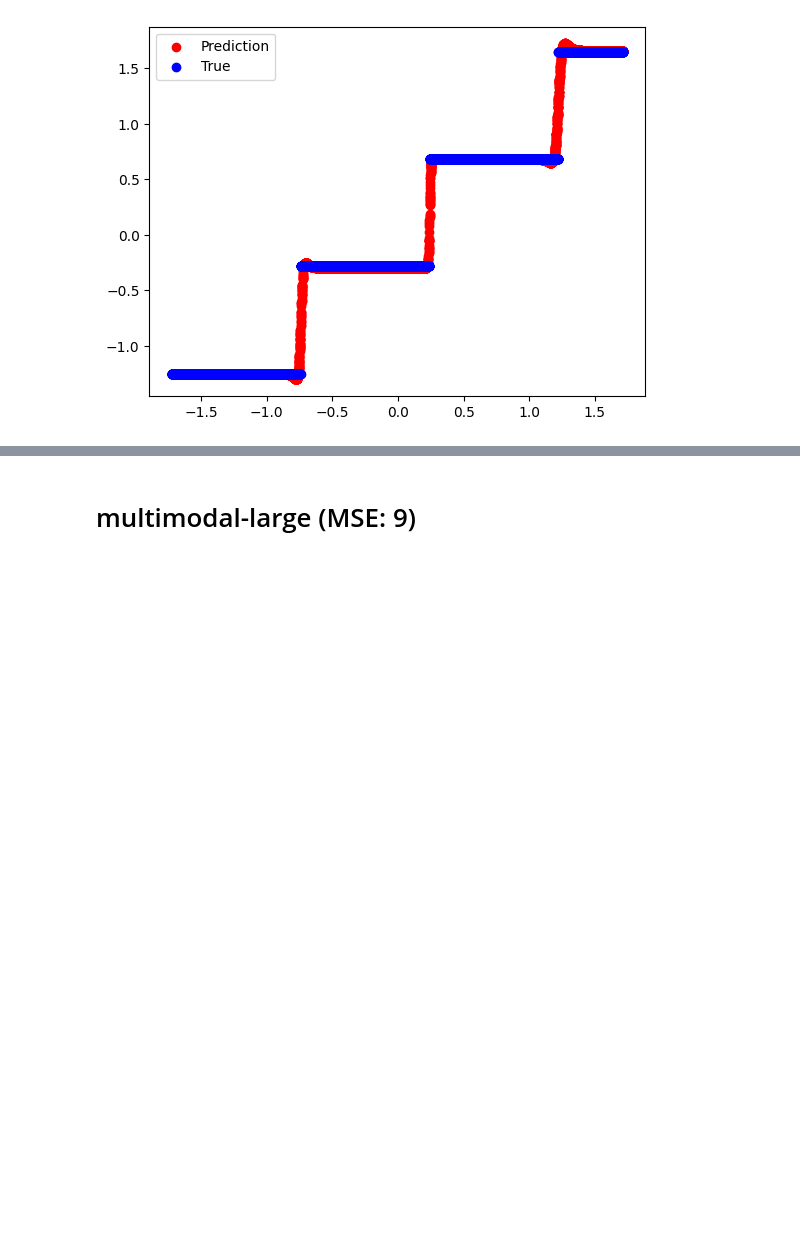
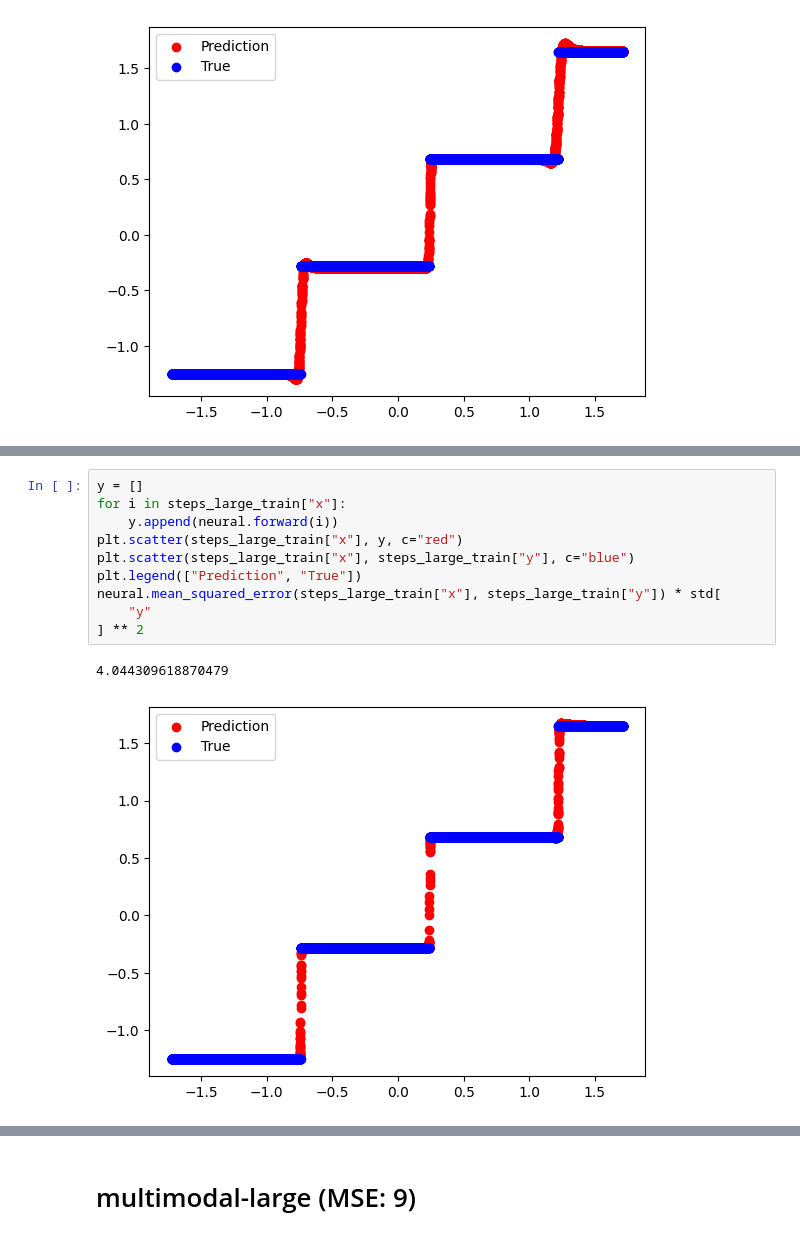
Before and after one commit to nizwant/methods_of_computational_intelligence, a Jupyter notebook: NeuralNetworks/NN3.ipynb, the cells around one changed output, grey strips where cells are left out. Cells and saved outputs as stored; diff of their text form; blank space fills up the shorter version.

```diff
--- a/NeuralNetworks/NN3.ipynb
+++ b/NeuralNetworks/NN3.ipynb
@@ -156,0 +172,13 @@ neural.mean_squared_error(steps_large_train["x"], steps_large_train["y"]) * std[
+# %%
+y = []
+for i in steps_large_train["x"]:
+    y.append(neural.forward(i))
+plt.scatter(steps_large_train["x"], y, c="red")
+plt.scatter(steps_large_train["x"], steps_large_train["y"], c="blue")
+plt.legend(["Prediction", "True"])
+neural.mean_squared_error(steps_large_train["x"], steps_large_train["y"]) * std[
+    "y"
+] ** 2
+# %% [output]
+4.044309618870479
+[figure, added]
```
Also changed, not shown: parts of 6 cells of this notebook, 1 other file.
